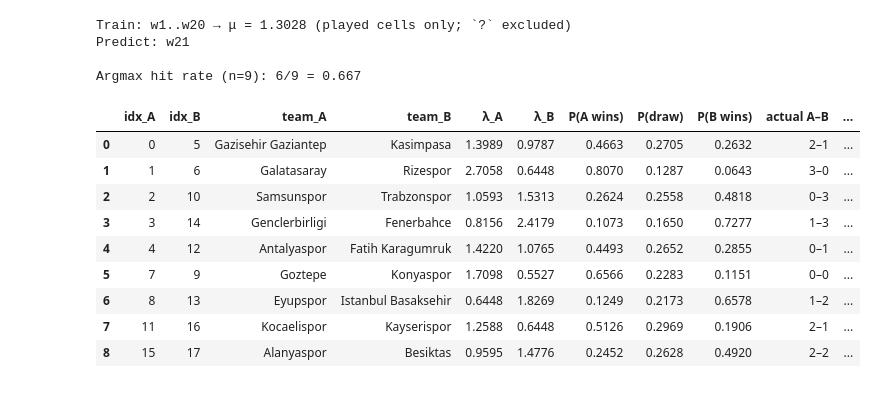
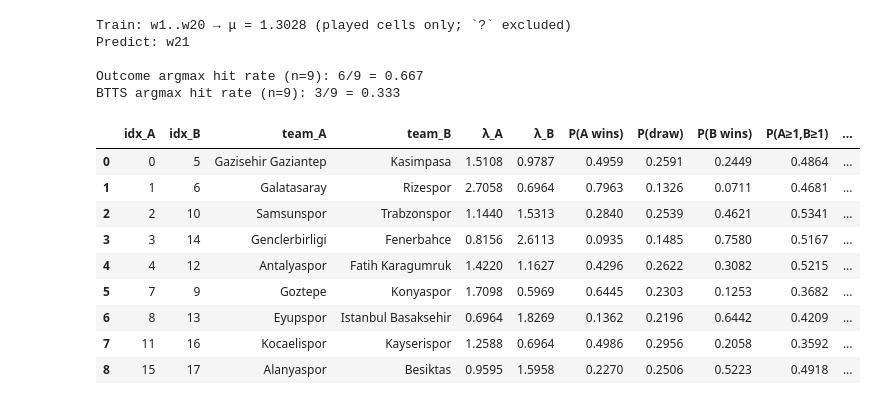
Before and after one commit to BerkIGuler/SoccerPrediction, a Jupyter notebook: match_outcome_complex.ipynb, the cells around one changed output. Drawn from its saved outputs; the diff is of its cells as text; code cells hidden in the pictures.

```diff
--- a/match_outcome_complex.ipynb
+++ b/match_outcome_complex.ipynb
@@ -181,8 +264,9 @@ Outcome probabilities (independent Poisson, grid 0..15, row-normalized):
   Sum check      = 1.000000
   Mass off grid (approx) ≈ 0.00000 — increase K_MAX if non-negligible
 # %%
-# Week 28 fixtures from scores.csv: cell is `opponent_idx:…` (scores may be `?`).
+# Week 28 fixtures from scores_with_venue.csv: cell is `opponent_idx:H|A:…` (scores may be `?`).
 # One row per undirected fixture; A = lower team_idx, B = higher (labels only).
+# Goal columns: independent Poisson — P(A≥1,B≥1)=(1−e^{−λ_A})(1−e^{−λ_B}); P(otherwise)=1−that.
 
 WEEK_COL = "w28"
 
@@ -192,9 +276,11 @@ def parse_opponent_idx(cell: str) -> int | None:
     return int(m.group(1)) if m else None
 
 
-df_fix = pd.read_csv(DATA / "scores.csv")
+df_fix = pd.read_csv(DATA / "scores_with_venue.csv")
 if WEEK_COL not in df_fix.columns:
     raise ValueError(f"Missing column {WEEK_COL!r} in scores CSV")
+
+idx_fix = df_fix.set_index("team_idx", drop=False)
 
 fixture_rows: list[dict] = []
 seen_pairs: set[tuple[int, int]] = set()
@@ -208,8 +294,12 @@ for _, row in df_fix.iterrows():
         continue
     seen_pairs.add(key)
     a, b = key
-    lam_a, lam_b = adaptive_lambdas(a, b, mean_gf, mean_ga, MU)
+    cell_low = idx_fix.loc[a, WEEK_COL]
+    lam_a, lam_b = lambdas_for_fixture_ordered(
+        a, b, str(cell_low), mean_gf, mean_ga, MU, HOME_LAMBDA_MULT
+    )
     p_a, p_tie, p_b, _tail = match_outcome_probs(lam_a, lam_b, K_MAX)
+    p_both_ge1, p_otherwise = btts_probs(lam_a, lam_b)
     fixture_rows.append(
         {
             "idx_A": a,
@@ -221,6 +311,8 @@ for _, row in df_fix.iterrows():
             "P(A wins)": round(p_a, 4),
             "P(draw)": round(p_tie, 4),
             "P(B wins)": round(p_b, 4),
+            "P(A≥1,B≥1)": round(p_both_ge1, 4),
+            "P(otherwise)": round(p_otherwise, 4),
         }
     )
 
@@ -245,12 +337,13 @@ w28: 9 fixtures (expected 9 for 18 teams)
 # %%
 # Backtest: train on weeks w1..w_TRAIN_THROUGH only, predict P(win/draw/loss) for w_PREDICT,
-# then show the realized score (from the CSV). A/B order = lower vs higher team_idx (same as w28 table).
+# and BTTS (both teams score ≥1) via argmax of P(A≥1,B≥1) vs P(otherwise).
+# A/B order = lower vs higher team_idx (same as w28 table).
 
 TRAIN_THROUGH_WEEK = 20
 PREDICT_WEEK = 21
 
 train_week_cols = [f"w{k}" for k in range(1, TRAIN_THROUGH_WEEK + 1)]
-df_bt = pd.read_csv(DATA / "scores.csv")
+df_bt = pd.read_csv(DATA / "scores_with_venue.csv")
 missing_train = [c for c in train_week_cols if c not in df_bt.columns]
 if missing_train:
     raise ValueError(f"Missing training columns: {missing_train}")
@@ -304,15 +397,22 @@ for _, row in df_bt.iterrows():
         continue
     seen_pairs.add(key)
     a, b = key
-    lam_a, lam_b = adaptive_lambdas(a, b, mean_gf_bt, mean_ga_bt, MU_bt)
+    cell_low = idx_row.loc[a, pred_col]
+    lam_a, lam_b = lambdas_for_fixture_ordered(
+        a, b, str(cell_low), mean_gf_bt, mean_ga_bt, MU_bt, HOME_LAMBDA_MULT
+    )
     p_a, p_tie, p_b, _tail = match_outcome_probs(lam_a, lam_b, K_MAX)
+    p_both_ge1, p_otherwise = btts_probs(lam_a, lam_b)
+    btts_pred = "both" if p_both_ge1 >= p_otherwise else "otherwise"
 
-    cell_a = idx_row.loc[a, pred_col]
+    cell_a = cell_low
     act = parse_goals(cell_a)
     if act is None:
         score_str = "— (unplayed or `?`)"
         outcome_actual = "—"
         max_prob_correct: bool | str = "—"
+        btts_actual: str = "—"
+        btts_correct: bool | str = "—"
     else:
         g_a, g_b = act
         score_str = f"{g_a}–{g_b}"
@@ -325,43 +425,55 @@ for _, row in df_bt.iterrows():
         probs = {"A": p_a, "draw": p_tie, "B": p_b}
         pred_label = max(probs, key=probs.__getitem__)
         max_prob_correct = pred_label == outcome_actual
+        btts_actual = "both" if g_a >= 1 and g_b >= 1 else "otherwise"
+        btts_correct = btts_pred == btts_actual
 
     backtest_rows.append(
         {
             "idx_A": a,
             "idx_B": b,
             "team_A": idx_to_name[a],
             "team_B": idx_to_name[b],
             "λ_A": round(lam_a, 4),
             "λ_B": round(lam_b, 4),
             "P(A wins)": round(p_a, 4),
             "P(draw)": round(p_tie, 4),
             "P(B wins)": round(p_b, 4),
+            "P(A≥1,B≥1)": round(p_both_ge1, 4),
+            "P(otherwise)": round(p_otherwise, 4),
+            "pred BTTS": btts_pred,
+            "actual BTTS": btts_actual,
+            "BTTS correct": btts_correct,
             "actual A–B": score_str,
             "actual": outcome_actual,
             "argmax correct": max_prob_correct,
         }
     )
 
 table_backtest = pd.DataFrame(backtest_rows).sort_values(["idx_A", "idx_B"]).reset_index(drop=True)
 n_ok = sum(v is True for v in table_backtest["argmax correct"])
 n_scored = int((table_backtest["actual"] != "—").sum())
 if n_scored:
-    print(f"Argmax hit rate (n={n_scored}): {n_ok}/{n_scored} = {n_ok / n_scored:.3f}\n")
+    print(f"Outcome argmax hit rate (n={n_scored}): {n_ok}/{n_scored} = {n_ok / n_scored:.3f}")
+n_btts = sum(v is True or v is False for v in table_backtest["BTTS correct"])
+n_btts_ok = sum(v is True for v in table_backtest["BTTS correct"])
+if n_btts:
+    print(f"BTTS argmax hit rate (n={n_btts}): {n_btts_ok}/{n_btts} = {n_btts_ok / n_btts:.3f}\n")
 table_backtest
 # %% [output]
 Train: w1..w20 → μ = 1.3028 (played cells only; `?` excluded)
 Predict: w21
 
-Argmax hit rate (n=9): 6/9 = 0.667
+Outcome argmax hit rate (n=9): 6/9 = 0.667
+BTTS argmax hit rate (n=9): 3/9 = 0.333
-|  | idx_A | idx_B | team_A | team_B | λ_A | λ_B | P(A wins) | P(draw) | P(B wins) | actual A–B | ... |
-| 0 | 0 | 5 | Gazisehir Gaziantep | Kasimpasa | 1.3989 | 0.9787 | 0.4663 | 0.2705 | 0.2632 | 2–1 | ... |
-| 1 | 1 | 6 | Galatasaray | Rizespor | 2.7058 | 0.6448 | 0.8070 | 0.1287 | 0.0643 | 3–0 | ... |
-| 2 | 2 | 10 | Samsunspor | Trabzonspor | 1.0593 | 1.5313 | 0.2624 | 0.2558 | 0.4818 | 0–3 | ... |
-| 3 | 3 | 14 | Genclerbirligi | Fenerbahce | 0.8156 | 2.4179 | 0.1073 | 0.1650 | 0.7277 | 1–3 | ... |
-| 4 | 4 | 12 | Antalyaspor | Fatih Karagumruk | 1.4220 | 1.0765 | 0.4493 | 0.2652 | 0.2855 | 0–1 | ... |
-| 5 | 7 | 9 | Goztepe | Konyaspor | 1.7098 | 0.5527 | 0.6566 | 0.2283 | 0.1151 | 0–0 | ... |
-| 6 | 8 | 13 | Eyupspor | Istanbul Basaksehir | 0.6448 | 1.8269 | 0.1249 | 0.2173 | 0.6578 | 1–2 | ... |
-| 7 | 11 | 16 | Kocaelispor | Kayserispor | 1.2588 | 0.6448 | 0.5126 | 0.2969 | 0.1906 | 2–1 | ... |
-| 8 | 15 | 17 | Alanyaspor | Besiktas | 0.9595 | 1.4776 | 0.2452 | 0.2628 | 0.4920 | 2–2 | ... |
+|  | idx_A | idx_B | team_A | team_B | λ_A | λ_B | P(A wins) | P(draw) | P(B wins) | P(A≥1,B≥1) | ... |
+| 0 | 0 | 5 | Gazisehir Gaziantep | Kasimpasa | 1.5108 | 0.9787 | 0.4959 | 0.2591 | 0.2449 | 0.4864 | ... |
+| 1 | 1 | 6 | Galatasaray | Rizespor | 2.7058 | 0.6964 | 0.7963 | 0.1326 | 0.0711 | 0.4681 | ... |
+| 2 | 2 | 10 | Samsunspor | Trabzonspor | 1.1440 | 1.5313 | 0.2840 | 0.2539 | 0.4621 | 0.5341 | ... |
+| 3 | 3 | 14 | Genclerbirligi | Fenerbahce | 0.8156 | 2.6113 | 0.0935 | 0.1485 | 0.7580 | 0.5167 | ... |
+| 4 | 4 | 12 | Antalyaspor | Fatih Karagumruk | 1.4220 | 1.1627 | 0.4296 | 0.2622 | 0.3082 | 0.5215 | ... |
+| 5 | 7 | 9 | Goztepe | Konyaspor | 1.7098 | 0.5969 | 0.6445 | 0.2303 | 0.1253 | 0.3682 | ... |
+| 6 | 8 | 13 | Eyupspor | Istanbul Basaksehir | 0.6964 | 1.8269 | 0.1362 | 0.2196 | 0.6442 | 0.4209 | ... |
+| 7 | 11 | 16 | Kocaelispor | Kayserispor | 1.2588 | 0.6964 | 0.4986 | 0.2956 | 0.2058 | 0.3592 | ... |
+| 8 | 15 | 17 | Alanyaspor | Besiktas | 0.9595 | 1.5958 | 0.2270 | 0.2506 | 0.5223 | 0.4918 | ... |
 # %%
```
Also changed, not shown: parts of 8 cells of this notebook, 3 other files.
